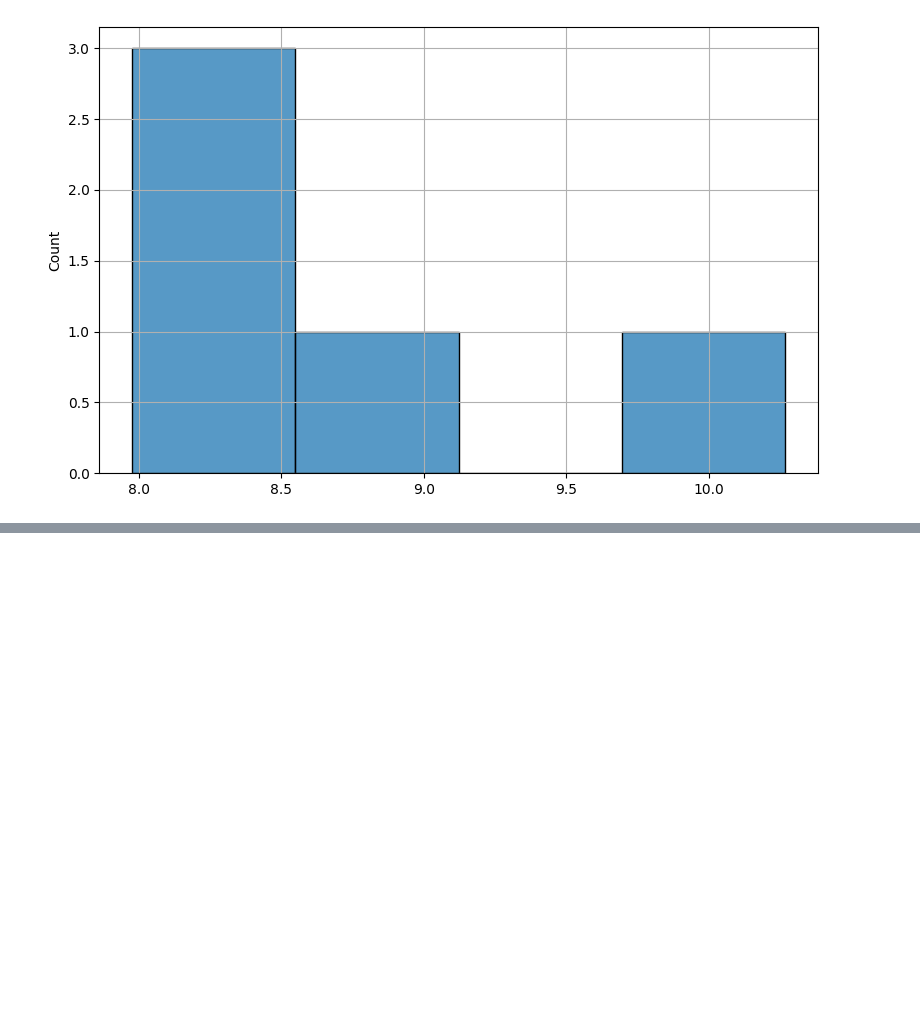
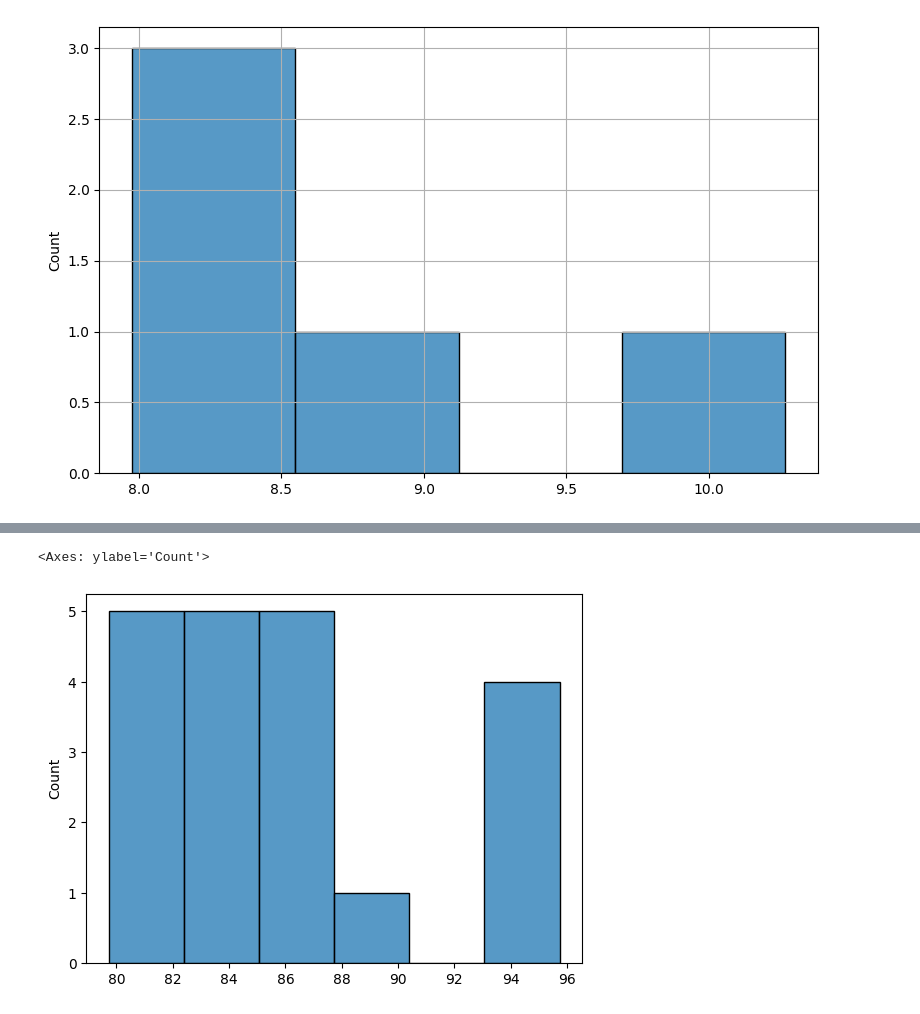
Before and after one commit to CompClimate/NEMI, a Jupyter notebook: nemi/utils/entropy/check.ipynb, the cells around one changed output, grey strips where cells are left out. Cells and saved outputs as stored; diff of their text form; code cells hidden in the pictures; blank space fills up the shorter version.

```diff
--- a/nemi/utils/entropy/check.ipynb
+++ b/nemi/utils/entropy/check.ipynb
@@ -117,0 +118,7 @@ Running for..4th member
+# %%
+ov = ent.get_overlap().flatten()
+import seaborn as sns
+sns.histplot(ov)
+# %% [output]
+<Axes: ylabel='Count'>
+[figure, added]
```
Also changed, not shown: parts of 4 cells of this notebook, 1 other file.
